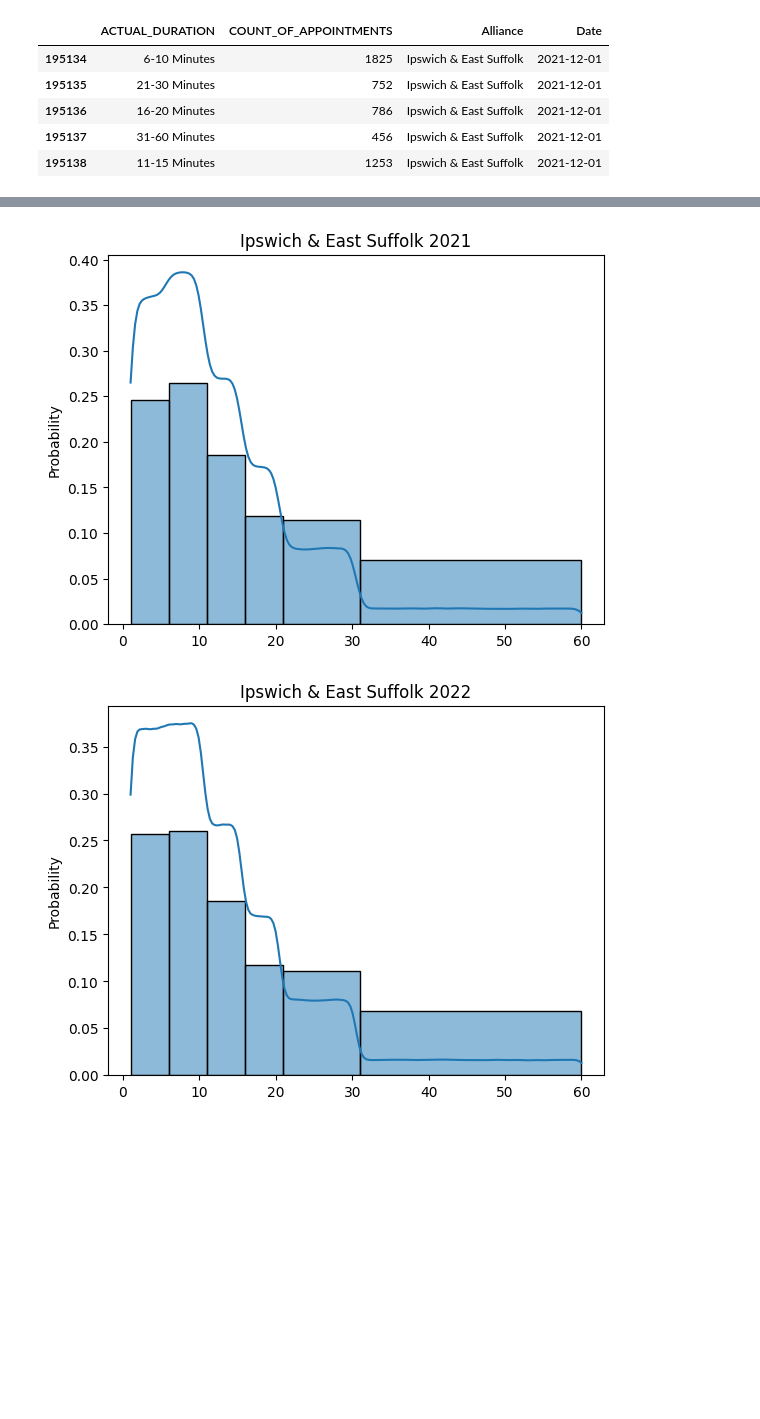
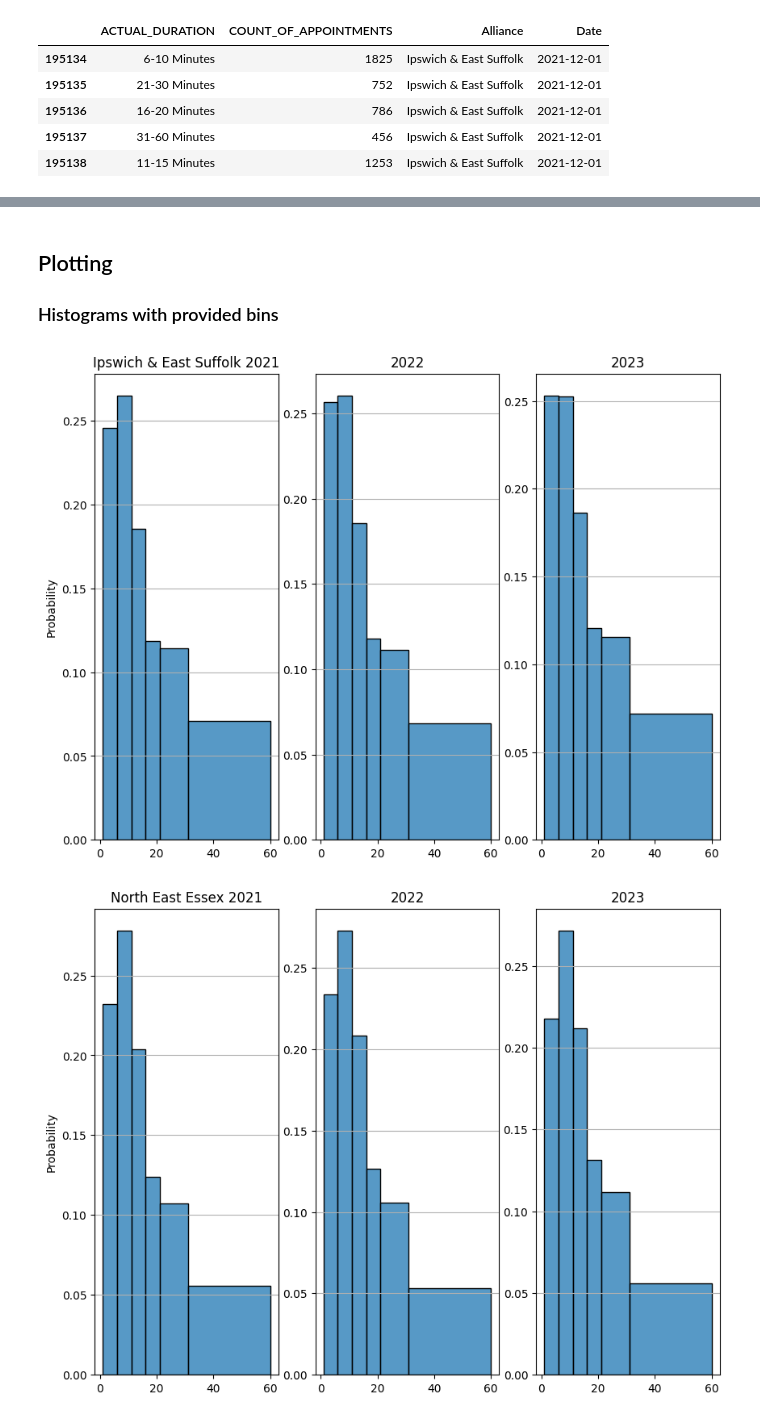
Before and after one commit to SNEE-ICS/PrimaryCareDemandAndCapacity, a Jupyter notebook: AppointmentDuration.ipynb, the cells around one changed output, grey strips where cells are left out. Saved outputs shown, nothing was run; the diff lists cells and outputs as text; code cells hidden in the pictures; blank space fills up the shorter version.

```diff
--- a/AppointmentDuration.ipynb
+++ b/AppointmentDuration.ipynb
@@ -75,19 +79,0 @@ appointments_binned_df.head()
-# %%
-distribution_data = {}
-
-for index, row in appointments_binned_df.iterrows():
-    uniform_dist = np.random.randint(low=row['left_bin'],high=row['right_bin']+1,size=row['COUNT_OF_APPOINTMENTS'])
-
-    alliance = row['Alliance']
-    year = row['financial_year']
-
-    if not distribution_data.get(alliance, None):
-        distribution_data[alliance] = {}# add dict entry
-
-    # check year entry
-    dist_array = distribution_data.get(alliance).get(year,None)
-
-    if dist_array is None:
-        distribution_data[alliance][year] =  uniform_dist
-    else:
-        distribution_data[alliance][year] = np.append(dist_array,uniform_dist)
@@ -94,12 +121,24 @@ for index, row in appointments_binned_df.iterrows():
+# %% [markdown]
+## Plotting
+### Histograms with provided bins
 # %%
 import seaborn as sns
 import matplotlib.pyplot as plt
 
-for alliance, dataset in distribution_data.items():
+for alliance, dataset in cont_dict.items():
+    fig, axes = plt.subplots(1,3,figsize=(10,7.5))
+    ax_index = 0
     for year, array in dataset.items():
-        ax = sns.histplot(array, kde=True, bins=HIST_BIN_EDGES,stat='probability')
-        ax.set_title(f"{alliance} {year}")
-        plt.show()
+        ax = sns.histplot(array, kde=False, bins=HIST_BIN_EDGES, stat='probability', ax=axes[ax_index])
+        ax.yaxis.grid(True)
+        if ax_index == 0:
+            ax.set_title(f"{alliance} {year}")
+            ax.set_ylabel("Probability")
+        else:
+            ax.set_title(f"{year}")
+            ax.set_ylabel("")
+        ax_index += 1
+    plt.show()
 # %% [output]
-[figure, old version]
+[figure, new version]
-[figure, old version]
+[figure, new version]
```
Also changed, not shown: parts of 20 cells of this notebook.
